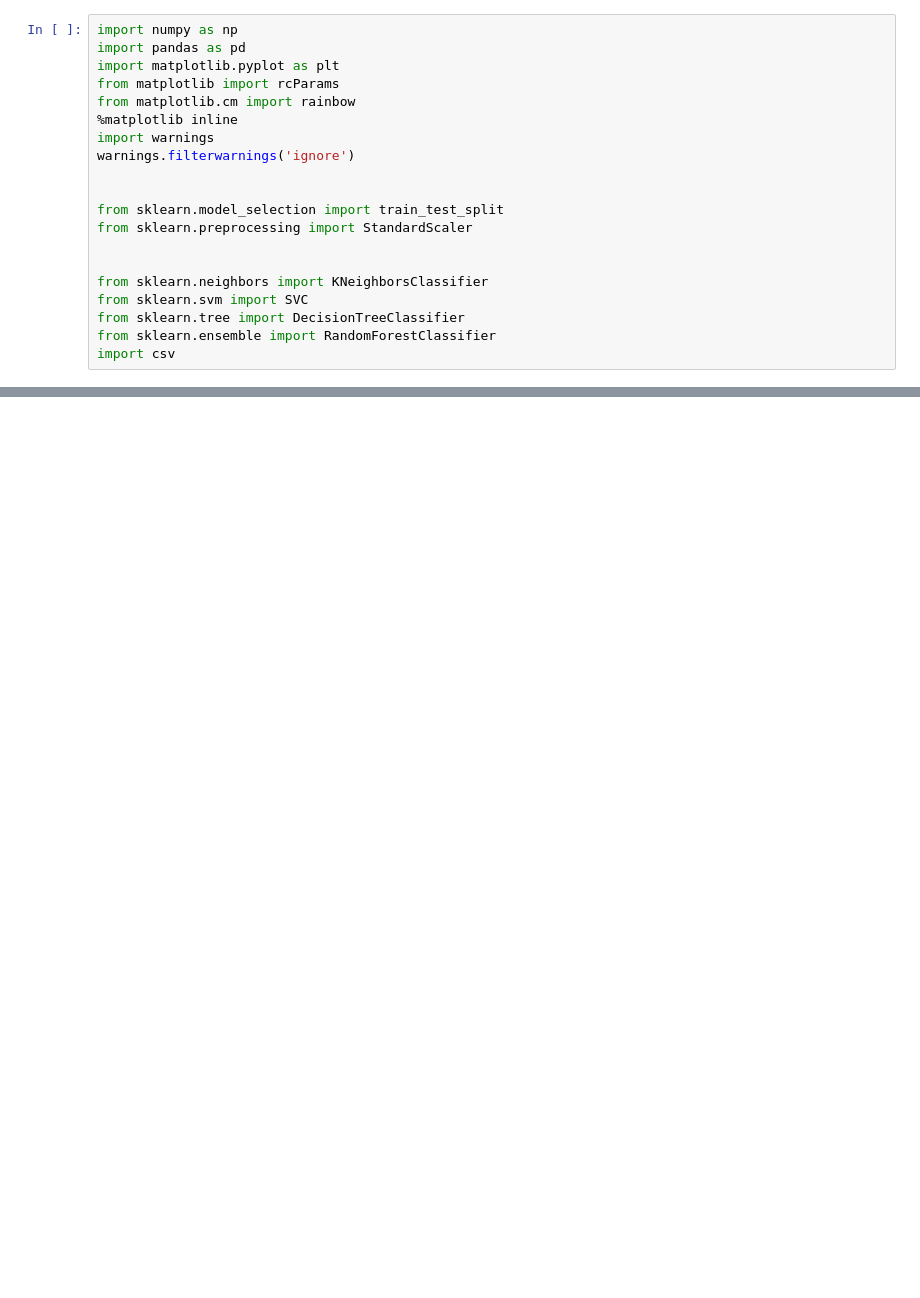
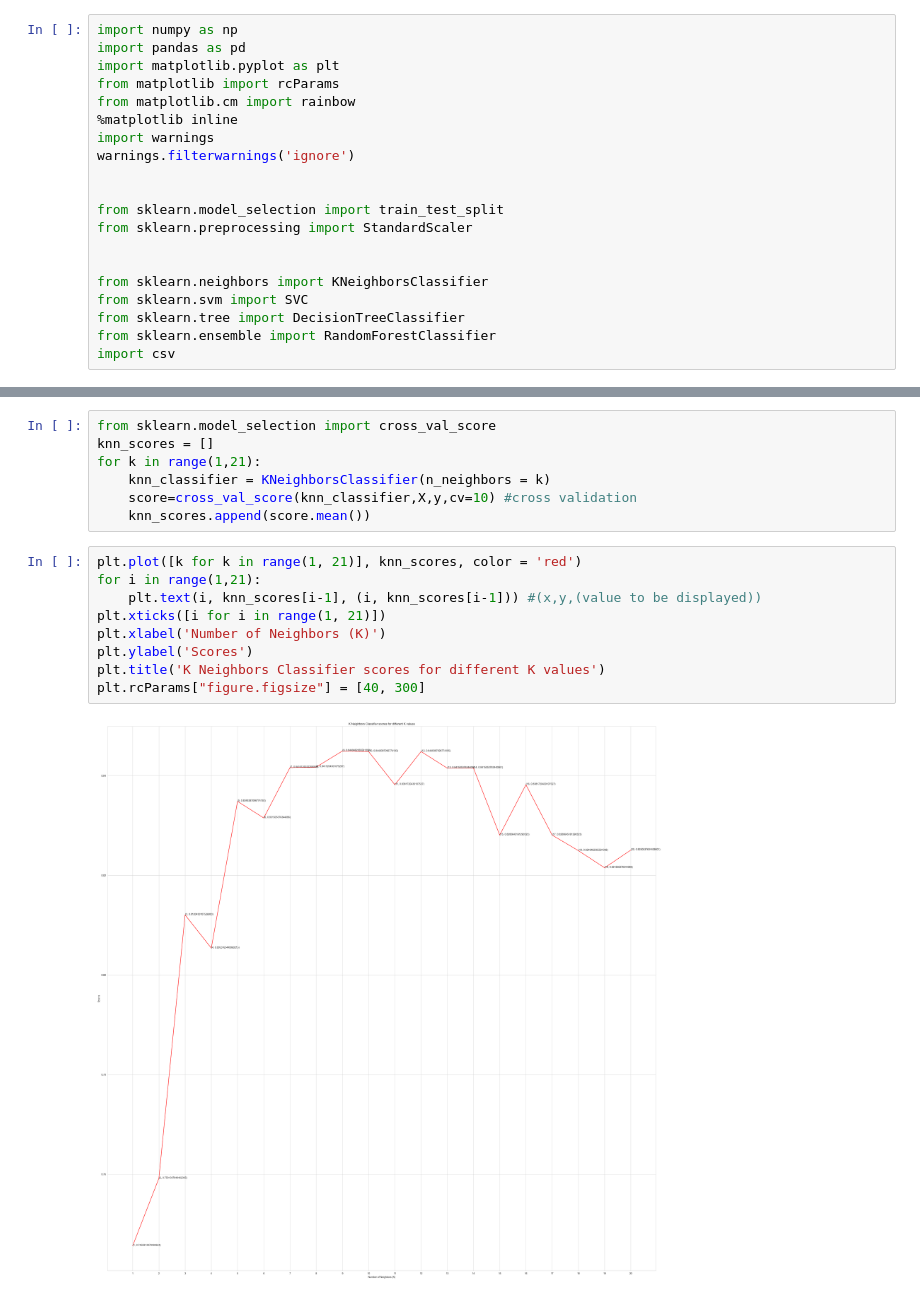
Before and after one commit to PallaviSrivastavaa/heartdiseaseprediction, a Jupyter notebook: heart disease prediction.ipynb, the cells around one changed output, grey strips where cells are left out. Drawn from its saved outputs; the diff is of its cells as text; blank space fills up the shorter version.

```diff
--- a/heart disease prediction.ipynb
+++ b/heart disease prediction.ipynb
@@ -106,0 +145,18 @@ X = dataset.drop(['target'], axis = 1)
+# %%
+from sklearn.model_selection import cross_val_score
+knn_scores = []
+for k in range(1,21):
+    knn_classifier = KNeighborsClassifier(n_neighbors = k)
+    score=cross_val_score(knn_classifier,X,y,cv=10) #cross validation
+    knn_scores.append(score.mean())
+# %%
+plt.plot([k for k in range(1, 21)], knn_scores, color = 'red')
+for i in range(1,21):
+    plt.text(i, knn_scores[i-1], (i, knn_scores[i-1])) #(x,y,(value to be displayed))
+plt.xticks([i for i in range(1, 21)])
+plt.xlabel('Number of Neighbors (K)')
+plt.ylabel('Scores')
+plt.title('K Neighbors Classifier scores for different K values')
+plt.rcParams["figure.figsize"] = [40, 300]
+# %% [output]
+[figure, added]
```
Also changed, not shown: parts of 10 cells of this notebook.
